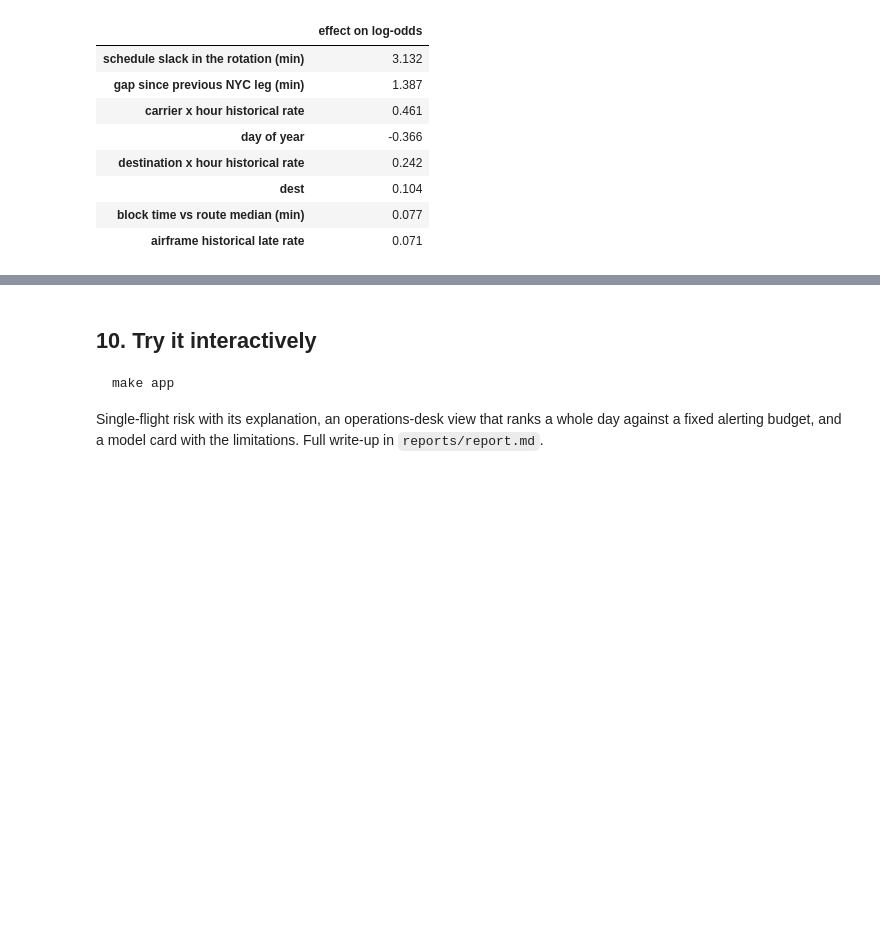
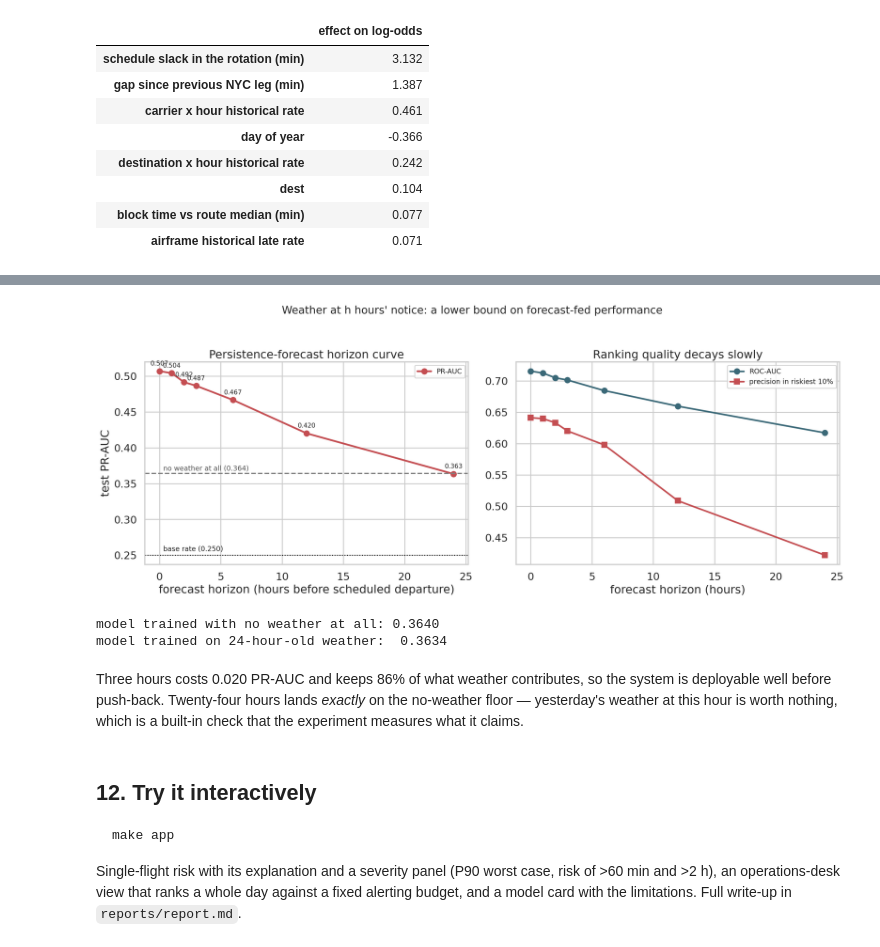
Before and after one commit to AngadKumar16/reverie-hacks, a Jupyter notebook: notebooks/01_walkthrough.ipynb, the cells around one changed output, grey strips where cells are left out. Saved outputs shown, nothing was run; the diff lists cells and outputs as text; code cells hidden in the pictures; blank space fills up the shorter version.

````diff
--- a/notebooks/01_walkthrough.ipynb
+++ b/notebooks/01_walkthrough.ipynb
@@ -296,10 +386,25 @@ predicted risk 98%  |  actually arrived +128 min
+# %%
+display(Image("../reports/figures/25_forecast_horizon.png"))
+print(f"model trained with no weather at all: {floor:.4f}")
+print(f"model trained on 24-hour-old weather:  {hor['24']['pr_auc']:.4f}")
+# %% [output]
+[figure, added]
+model trained with no weather at all: 0.3640
+model trained on 24-hour-old weather:  0.3634
+# %% [markdown]
+Three hours costs 0.020 PR-AUC and keeps 86% of what weather
+contributes, so the system is deployable well before push-back. Twenty-four
+hours lands *exactly* on the no-weather floor — yesterday's weather at this
+hour is worth nothing, which is a built-in check that the experiment measures
+what it claims.
 # %% [markdown]
-## 10. Try it interactively
+## 12. Try it interactively
 
 ```bash
 make app
 ```
 
-Single-flight risk with its explanation, an operations-desk view that ranks a
-whole day against a fixed alerting budget, and a model card with the
-limitations. Full write-up in `reports/report.md`.
+Single-flight risk with its explanation and a severity panel (P90 worst case,
+risk of >60 min and >2 h), an operations-desk view that ranks a whole day
+against a fixed alerting budget, and a model card with the limitations. Full
+write-up in `reports/report.md`.
````
Also changed, not shown: parts of 10 cells of this notebook, 6 other files.
